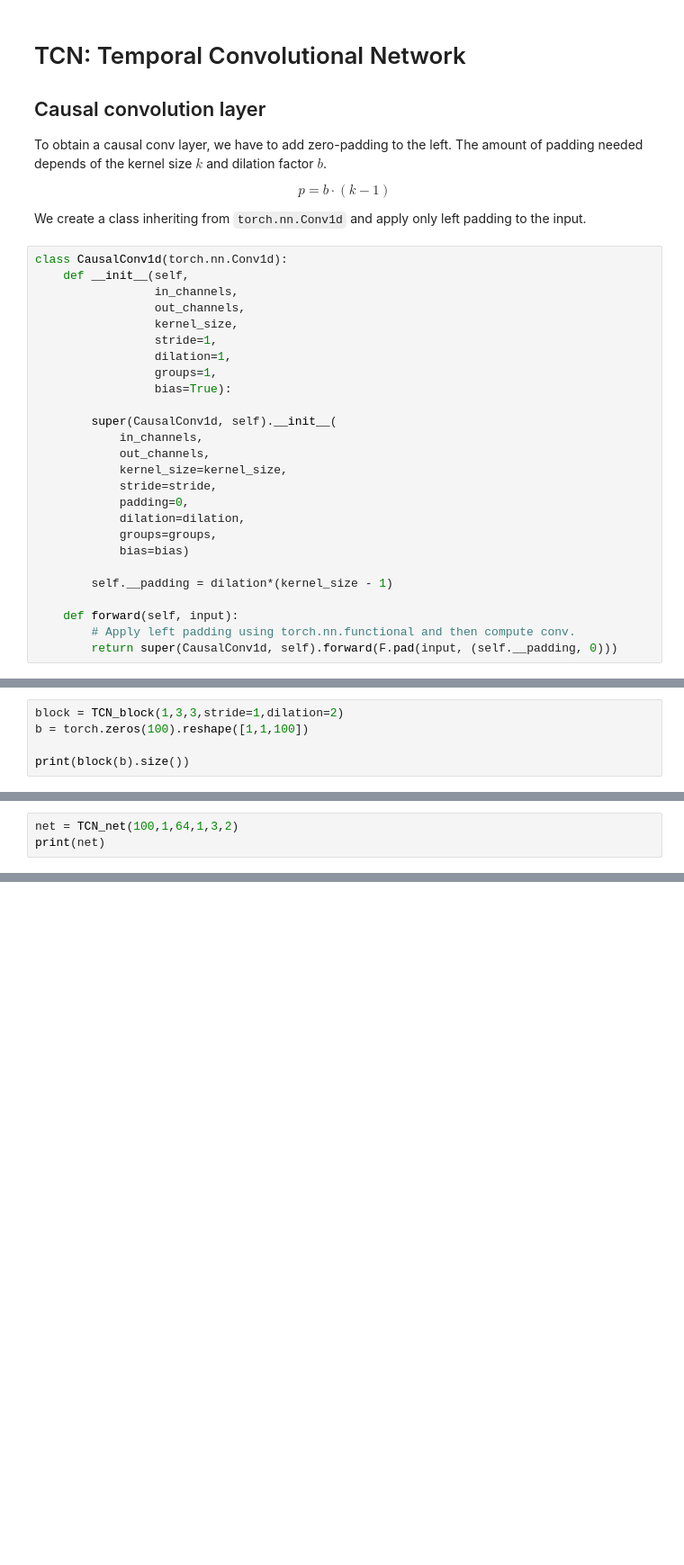
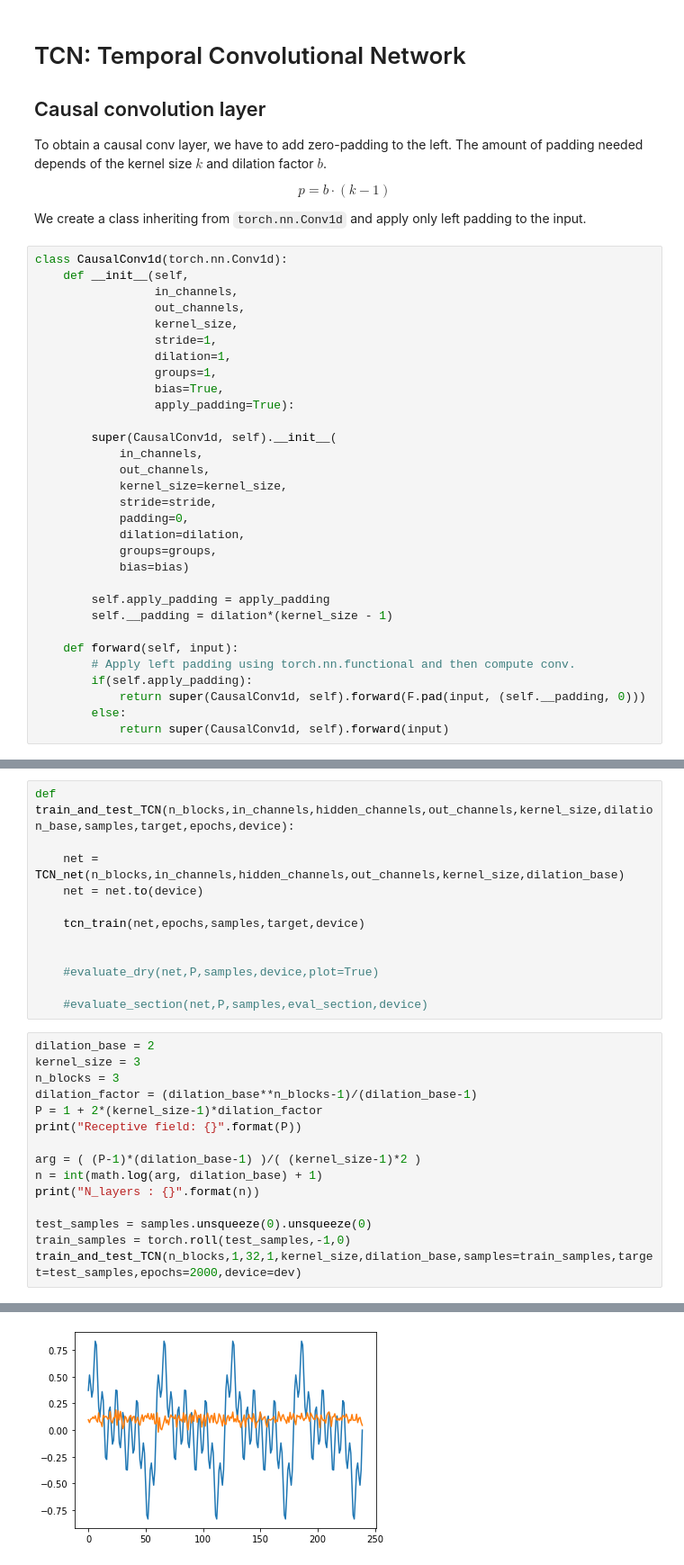
Before and after one commit to fcaspe/sequential_things, a Jupyter notebook: autoregressive_things.ipynb, the cells around one changed output, grey strips where cells are left out. Shown at 90% size. Cells and saved outputs as stored; diff of their text form; blank space fills up the shorter version.

```diff
--- a/autoregressive_things.ipynb
+++ b/autoregressive_things.ipynb
@@ -399,7 +380,8 @@ class CausalConv1d(torch.nn.Conv1d):
                  stride=1,
                  dilation=1,
                  groups=1,
-                 bias=True):
+                 bias=True,
+                 apply_padding=True):
 
         super(CausalConv1d, self).__init__(
             in_channels,
@@ -411,8 +393,12 @@ class CausalConv1d(torch.nn.Conv1d):
             groups=groups,
             bias=bias)
 
+        self.apply_padding = apply_padding
         self.__padding = dilation*(kernel_size - 1)
 
     def forward(self, input):
         # Apply left padding using torch.nn.functional and then compute conv.
-        return super(CausalConv1d, self).forward(F.pad(input, (self.__padding, 0)))
+        if(self.apply_padding):
+            return super(CausalConv1d, self).forward(F.pad(input, (self.__padding, 0)))
+        else:
+            return super(CausalConv1d, self).forward(input)
@@ -451,5 +404,0 @@ class TCN_block(nn.Module):
-# %%
-block = TCN_block(1,3,3,stride=1,dilation=2)
-b = torch.zeros(100).reshape([1,1,100])
-
-print(block(b).size())
@@ -485,6 +470,3 @@ class TCN_net(nn.Module):
 
     def forward(self,in_sequence):
         return self.net(in_sequence)
-# %%
-net = TCN_net(100,1,64,1,3,2)
-print(net)
@@ -514,0 +537,28 @@ torch.Size([1, 1, 100])
+# %%
+def train_and_test_TCN(n_blocks,in_channels,hidden_channels,out_channels,kernel_size,dilation_base,samples,target,epochs,device):
+
+    net = TCN_net(n_blocks,in_channels,hidden_channels,out_channels,kernel_size,dilation_base)
+    net = net.to(device)
+
+    tcn_train(net,epochs,samples,target,device)
+
+
+    #evaluate_dry(net,P,samples,device,plot=True)
+
+    #evaluate_section(net,P,samples,eval_section,device)
+# %%
+dilation_base = 2
+kernel_size = 3
+n_blocks = 3
+dilation_factor = (dilation_base**n_blocks-1)/(dilation_base-1)
+P = 1 + 2*(kernel_size-1)*dilation_factor
+print("Receptive field: {}".format(P))
+
+arg = ( (P-1)*(dilation_base-1) )/( (kernel_size-1)*2 )
+n = int(math.log(arg, dilation_base) + 1)
+print("N_layers : {}".format(n))
+
+test_samples = samples.unsqueeze(0).unsqueeze(0)
+train_samples = torch.roll(test_samples,-1,0)
+train_and_test_TCN(n_blocks,1,32,1,kernel_size,dilation_base,samples=train_samples,target=test_samples,epochs=2000,device=dev)
+# %% [output]
@@ -514,0 +568 @@ torch.Size([1, 1, 100])
+[figure, added]
```
Also changed, not shown: parts of 21 cells of this notebook.
